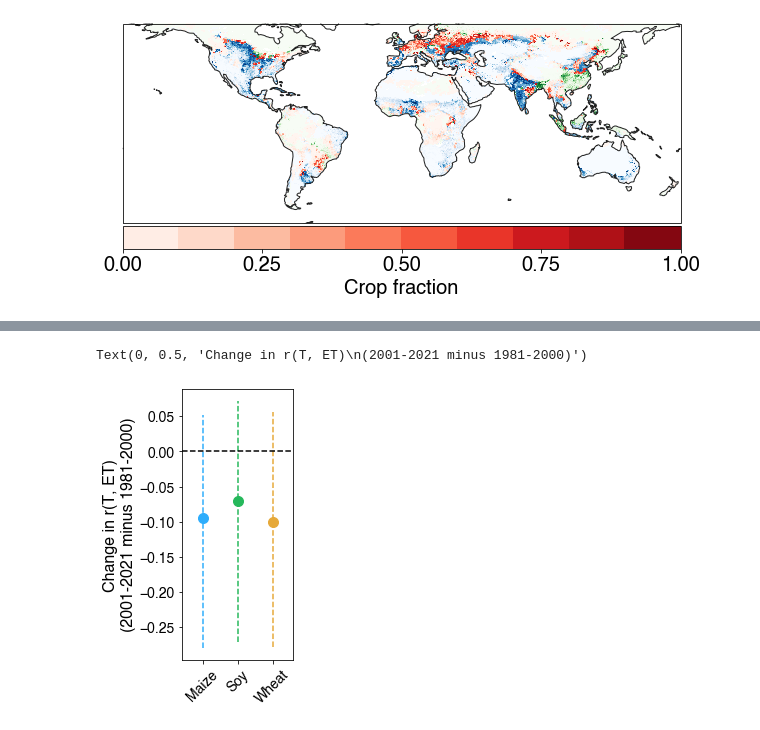
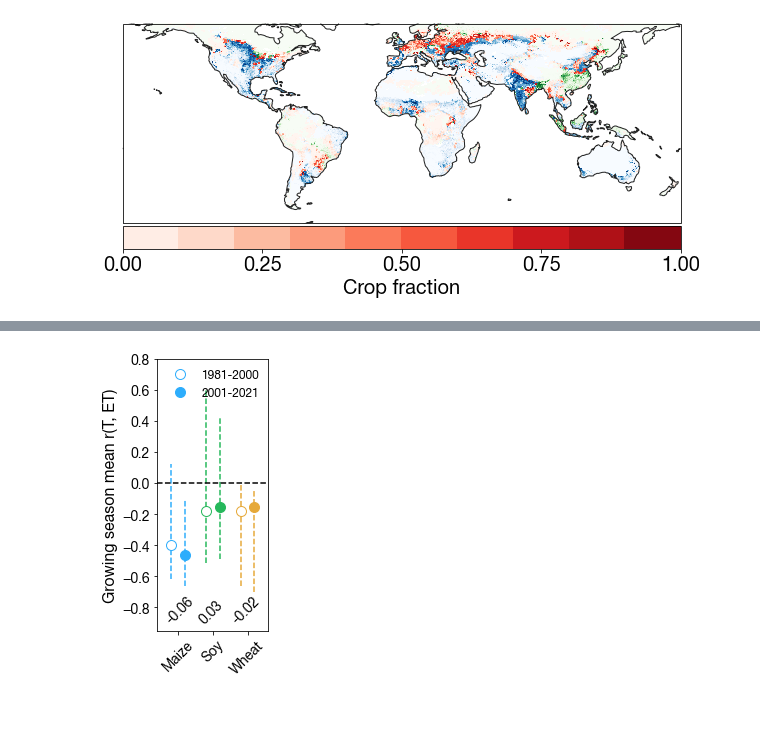
Before and after one commit to ecoffel/2021-heat, a Jupyter notebook: ht_tx_on_tw_analysis.ipynb, the cells around one changed output, grey strips where cells are left out. Cells and saved outputs as stored; diff of their text form; code cells hidden in the pictures.

```diff
--- a/ht_tx_on_tw_analysis.ipynb
+++ b/ht_tx_on_tw_analysis.ipynb
@@ -2635,0 +2848,20 @@ wheat_yield_txx_sensitivity_nonsd_2 = wheat_yield_txx_sensitivity_nonsd_sel_1d[n
+# %%
+nn_reg_wheat = np.where((~np.isnan(t_et_81_16_wheat_1d[nn_wheat])) & (~np.isnan(wheat_yield_txx_sensitivity_sel_1d)))[0]
+
+X = sm.add_constant(t_et_81_16_wheat_1d[nn_wheat][nn_reg_wheat])
+mdl_wheat_nonsd = sm.OLS(wheat_yield_txx_sensitivity_nonsd_sel_1d[nn_reg_wheat], X).fit()
+
+X = sm.add_constant(t_et_81_16_wheat_1d[nn_wheat][nn_reg_wheat])
+mdl_wheat = sm.OLS(wheat_yield_txx_sensitivity_sel_1d[nn_reg_wheat], X).fit()
+mdl_wheat.summary()
+
+
+
+# nn3_wheat = np.where((~np.isnan(data['r_t_et_81_16_wheat'][nn2_wheat])) & (~np.isnan(wheat_yield_txx_sensitivity_sel_1d)))[0]
+
+# X = sm.add_constant(data['r_t_et_81_16_wheat'][nn2_wheat][nn3_wheat])
+# mdl_wheat_nonsd = sm.OLS(wheat_yield_txx_sensitivity_nonsd_sel_1d[nn3_wheat], X).fit()
+
+# X = sm.add_constant(data['r_t_et_81_16_wheat'][nn2_wheat][nn3_wheat])
+# mdl_wheat = sm.OLS(wheat_yield_txx_sensitivity_sel_1d[nn3_wheat], X).fit()
+# mdl_wheat.summary()
@@ -2877,29 +3246,49 @@ NameError: name 'maize_yield_txx_sensitivity_1_low' is not defined
 # %%
+
 plt.figure(figsize=(2,5))
 plt.xlim([.4, 3.6])
-# plt.ylim([-20, 30])
-plt.plot(1,r_t_et_chg_maize_mid, 'o', ms=10, c='#2dadfc')
-plt.plot([1,1], [r_t_et_chg_maize_low, r_t_et_chg_maize_high], '--', c='#2dadfc')
-# plt.text(1-.5, maize_yield_txx_sensitivity_chg_std_high+.02, \
-#          '%.1f%%'%(np.round(maize_yield_txx_sensitivity_chg_std_mid,1)), fontsize=16, fontfamily='helvetica')
+plt.ylim([-.95, .8])
 
-plt.plot(2,r_t_et_chg_soy_mid, 'o', ms=10, c='#25b85b')
-plt.plot([2,2], [r_t_et_chg_soy_low, r_t_et_chg_soy_high], '--', c='#25b85b')
-# plt.text(2-.5, soy_yield_txx_sensitivity_chg_std_high+.02, \
-#          '%.1f%%'%(np.round(soy_yield_txx_sensitivity_chg_std_mid,1)), fontsize=16, fontfamily='helvetica')
+plt.plot([.8, .8], [r_t_et_1_maize_low, r_t_et_1_maize_high], '--', c='#2dadfc')
+plt.plot(.8, r_t_et_1_maize_mid, 'o', ms=10, c='#2dadfc', mfc='white', label='1981-2000')
 
-plt.plot(3,r_t_et_chg_wheat_mid, 'o', ms=10, c='#e6a939')
-plt.plot([3,3], [r_t_et_chg_wheat_low, r_t_et_chg_wheat_high], '--', c='#e6a939')
+plt.plot(1.2,r_t_et_2_maize_mid, 'o', ms=10, c='#2dadfc', label='2001-2021')
+plt.plot([1.2, 1.2], [r_t_et_2_maize_low, r_t_et_2_maize_high], '--', c='#2dadfc')
+# plt.text(1-.4, -.9, \
+#          '%.1f%%'%(np.round(r_t_et_chg_maize_pct,1)), fontsize=16, fontfamily='helvetica', rotation=45)
+plt.text(1-.4, -.9, \
+         '%.2f'%(np.round(r_t_et_chg_maize_val,2)), fontsize=14, rotation=45)
 
-# plt.text(3-.5, wheat_yield_txx_sensitivity_chg_std_high+.02, \
-#          '%.1f%%'%(np.round(wheat_yield_txx_sensitivity_chg_std_mid,1)), fontsize=16, fontfamily='helvetica')
+
+plt.plot([1.8, 1.8], [r_t_et_1_soy_low, r_t_et_1_soy_high], '--', c='#25b85b')
+plt.plot(1.8,r_t_et_1_soy_mid, 'o', ms=10, c='#25b85b', mfc='white')
+
+plt.plot(2.2,r_t_et_2_soy_mid, 'o', ms=10, c='#25b85b')
+plt.plot([2.2,2.2], [r_t_et_2_soy_low, r_t_et_2_soy_high], '--', c='#25b85b')
+# plt.text(2-.55, -.9, \
+#          '%.1f%%'%(np.round(r_t_et_chg_soy_pct,1)), fontsize=16, fontfamily='helvetica', rotation=45)
+plt.text(2-.45, -.9, \
+         '%.2f'%(np.round(r_t_et_chg_soy_val,2)), fontsize=14, rotation=45)
+
+
+plt.plot([2.8, 2.8], [r_t_et_1_wheat_low, r_t_et_1_wheat_high], '--', c='#e6a939')
+plt.plot(2.8,r_t_et_1_soy_mid, 'o', ms=10, c='#e6a939', mfc='white')
+
+plt.plot([3.2, 3.2], [r_t_et_2_wheat_low, r_t_et_2_wheat_high], '--', c='#e6a939')
+plt.plot(3.2,r_t_et_2_soy_mid, 'o', ms=10, c='#e6a939')
+
+# plt.text(3-.62, -.9, \
+#          '%.1f%%'%(np.round(r_t_et_chg_wheat_pct,1)), fontsize=16, fontfamily='helvetica', rotation=45)
+plt.text(3-.52, -.9, \
+         '%.2f'%(np.round(r_t_et_chg_wheat_val,2)), fontsize=14, rotation=45)
 
 plt.plot([.4, 3.6], [0,0], '--k')
 plt.gca().set_xticks([1,2,3])
 plt.gca().set_xticklabels(['Maize', 'Soy', 'Wheat'], rotation=45)
 
-plt.ylabel('Change in r(T, ET)\n(2001-2021 minus 1981-2000)')
-# plt.savefig('crop-rt-et-chg.png', format='png', dpi=500, bbox_inches = 'tight', pad_inches = 0.02)
+plt.legend(prop={'size': 12}, frameon=False, loc='upper left')
+
+plt.ylabel('Growing season mean r(T, ET)')
+plt.savefig('crop-rt-et-chg-high-irr.png', format='png', dpi=500, bbox_inches = 'tight', pad_inches = 0.02)
 # %% [output]
-Text(0, 0.5, 'Change in r(T, ET)\n(2001-2021 minus 1981-2000)')
-[figure, old version]
+[figure, new version]
```
Also changed, not shown: parts of 97 cells of this notebook, 5 other files.
